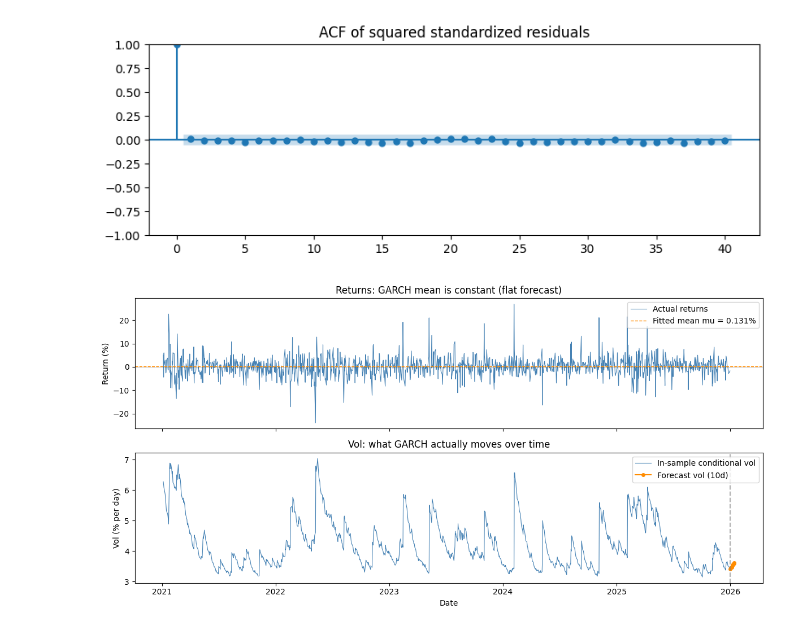
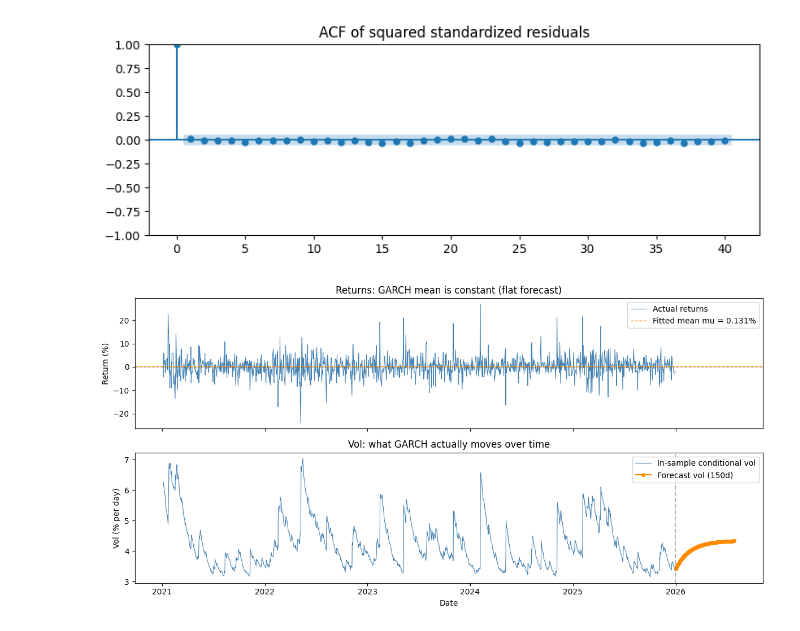
Before and after one commit to wfsooner/WF_Quant_Practice, a Jupyter notebook: 2.2 Stationarity and GARCH.ipynb, the cells around one changed output. Saved outputs shown, nothing was run; the diff lists cells and outputs as text; code cells hidden in the pictures.

```diff
--- a/2.2 Stationarity and GARCH.ipynb
+++ b/2.2 Stationarity and GARCH.ipynb
@@ -199,37 +199,37 @@ Ljung-Box on squared standardized residuals
 # %%
 # Returns + GARCH vol (requires `result` from cell above)
 # Constant-mean GARCH forecasts the same mu every day -> flat "return forecast" line (not useful to plot)
-horizon = 10
+horizon = 150
 plot_df = returns_df.dropna(subset=['Log Return']).copy()
 dates = plot_df['Date']
 r_hist = plot_df['Log Return'] * 100
 cond_vol = result.conditional_volatility  # in-sample vol (% per day), same units as r
 
 fc = result.forecast(horizon=horizon)
 fc_vol = np.sqrt(fc.variance.iloc[-1].values)
 last_date = dates.iloc[-1]
 fc_dates = pd.bdate_range(start=last_date + pd.Timedelta(days=1), periods=horizon, freq='B')
 
 fig, axes = plt.subplots(2, 1, figsize=(12, 6), sharex=True)
 
 axes[0].plot(dates, r_hist, color='steelblue', linewidth=0.8, label='Actual returns')
 axes[0].axhline(result.params['mu'], color='darkorange', linestyle='--', linewidth=1,
                 label=f"Fitted mean mu = {result.params['mu']:.3f}%")
 axes[0].axhline(0, color='black', linewidth=0.5, alpha=0.3)
 axes[0].set_ylabel('Return (%)')
 axes[0].set_title('Returns: GARCH mean is constant (flat forecast)')
 axes[0].legend(loc='upper right')
 
 axes[1].plot(dates, cond_vol, color='steelblue', linewidth=0.8, label='In-sample conditional vol')
 axes[1].plot(fc_dates, fc_vol, color='darkorange', linewidth=1.5, marker='o', markersize=4,
              label=f'Forecast vol ({horizon}d)')
 axes[1].axvline(last_date, color='gray', linestyle='--', alpha=0.6)
 axes[1].set_ylabel('Vol (% per day)')
 axes[1].set_xlabel('Date')
 axes[1].set_title('Vol: what GARCH actually moves over time')
 axes[1].legend(loc='upper right')
 
 plt.tight_layout()
 plt.show()
 # %% [output]
-[figure, old version]
+[figure, new version]
```
Also changed, not shown: parts of 1 cell of this notebook, 5 other files.
